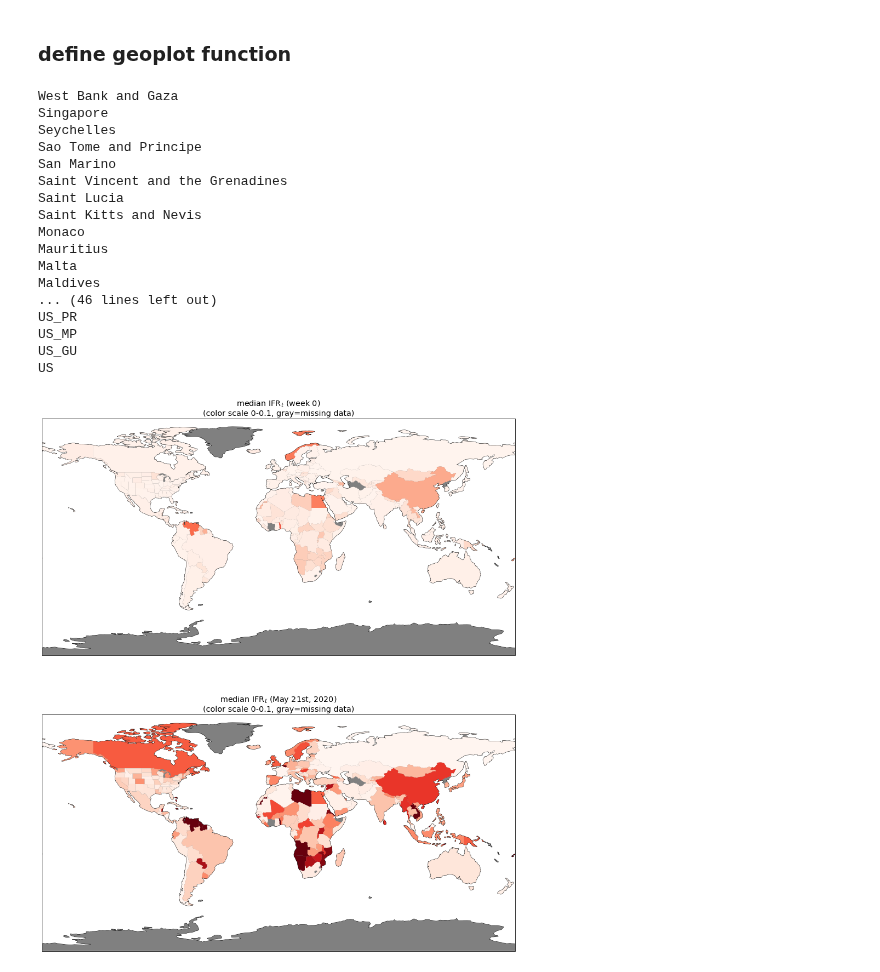
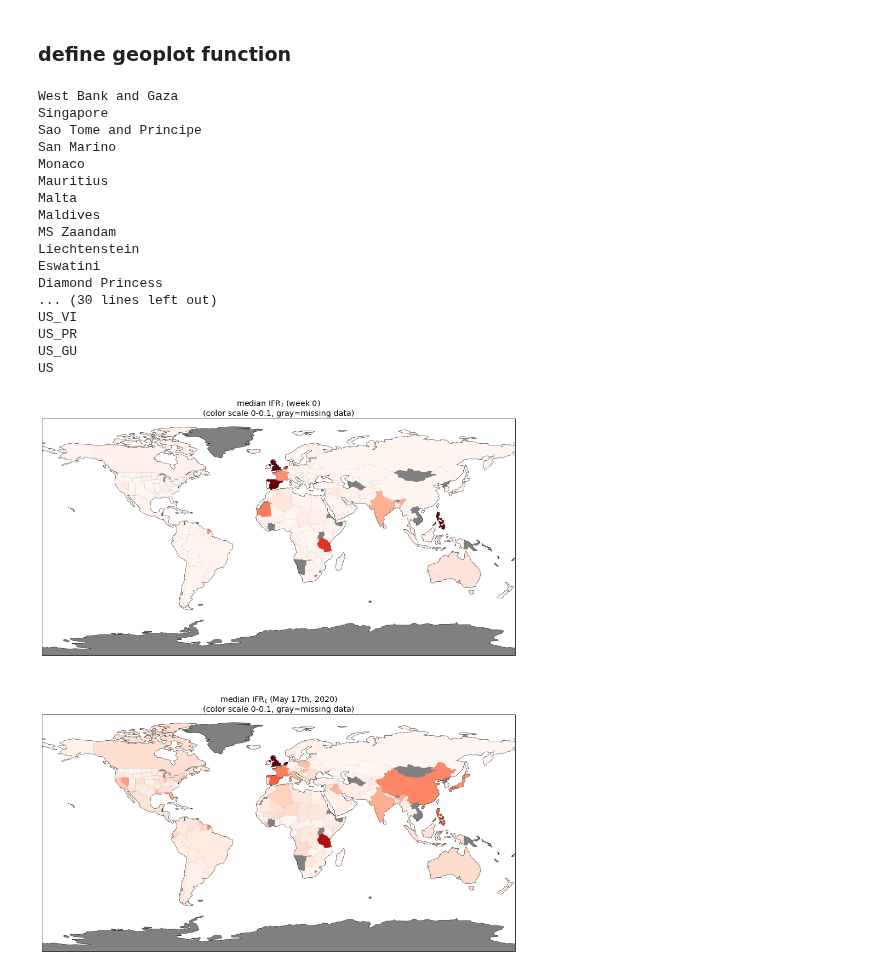
Before and after one commit to ccc1685/covid-19, a Jupyter notebook: notebooks/model_reports/Chloropleth.ipynb, the cells around one changed output. Cells and saved outputs as stored; diff of their text form; code cells hidden in the pictures.

```diff
--- a/notebooks/model_reports/Chloropleth.ipynb
+++ b/notebooks/model_reports/Chloropleth.ipynb
@@ -26,15 +26,28 @@ def simpleaxis(ax):
 ##CHANGE THIS TO THE LAST DATE OF THE DATASET
 ##REPLACE MAY 7TH WITH THE CORRECT DATA NAME
 
-def add_latestwk(df, stats):
-    for stat in stats:
-        df['%s (May 21st)' % stat] = df.filter(regex=("%s \(w.*" % stat)).apply(lambda x: x.dropna().get(-1, None), axis=1)
-    return df
+# def add_latestwk(df, stats):
+#     for stat in stats:
+#         df['%s (May 17th)' % stat] = df.filter(regex=("%s \(w.*" % stat)).apply(lambda x: x.dropna().get(-1, None), axis=1)
+#     return df
 
 
-tbpath = "/Users/aavattikutis/Box/covid-19_share/fit10tablesnew/"
+tbpath = '/Users/aavattikutis/Documents/epidemicmodel/cccruns/fits/fit13/tables/'
 df = pd.read_csv(tbpath + "fit_table_reweighted.csv")
+rois = list(df.roi.unique())
 
-df = add_latestwk(df, ['Rt', 'car', 'ifr'])
+stats = ['Rt', 'car', 'ifr']
+for stat in stats:
+    print(stat)
+    df[f'{stat} (May 17th)'] = 0
+    for roi in rois:
+        for wk in np.arange(17,0,-1):
+    #         print(f"{stat} (week {wk})")
+            if df.loc[df.roi==roi][f"{stat} (week {wk})"].notnull().values[0]:
+                for q in df['quantile'].unique():
+                    df.loc[(df.roi==roi)&(df['quantile']==q),[f'{stat} (May 17th)']] = df.loc[(df.roi==roi)&(df['quantile']==q),[f"{stat} (week {wk})"]].values
+    #                 print(df.loc[(df.roi==roi)&(df['quantile']==q)]['Rt (May 17th)'].values)
+                break
+
 
 productpath = "../../results/"
@@ -200,7 +217,7 @@ def geoplot(thetaroot,thetabool,sc,ax,title,cmap,maptype):
             if thetabool == 0:
                 c = sc*df.loc[(df.roi==roi)&(df['quantile']=='0.5'), thetaroot].values[0]
             else:
-                c = sc*df.loc[(df.roi==roi)&(df['quantile']=='0.5'), thetaroot + ' (May 21st)'].values[0]
+                c = sc*df.loc[(df.roi==roi)&(df['quantile']=='0.5'), thetaroot + ' (May 17th)'].values[0]
             if ct.geometry.type == 'Polygon':
                 ct_geo = [ct.geometry]
             else:
@@ -240,7 +257,7 @@ def geoplot(thetaroot,thetabool,sc,ax,title,cmap,maptype):
             if thetabool == 0:
                 c = sc*df.loc[(df.roi==roi)&(df['quantile']=='0.5'), thetaroot].values[0]
             else:
-                c = sc*df.loc[(df.roi==roi)&(df['quantile']=='0.5'), thetaroot + ' (May 21st)'].values[0]
+                c = sc*df.loc[(df.roi==roi)&(df['quantile']=='0.5'), thetaroot + ' (May 17th)'].values[0]
             if st.geometry.type == 'Polygon':
                 st_geo = [st.geometry]
             else:
@@ -281,40 +298,40 @@ if theta == 'R':
     sc = 0.2
     cmap = matplotlib.cm.get_cmap('Purples')
     geoplot('R0',0,sc,ax[0],r'median R0',cmap,maptype)
-    geoplot('Rt',1,sc,ax[1],r'median R$_t$ (May 21st, 2020)',cmap,maptype)
+    geoplot('Rt',1,sc,ax[1],r'median R$_t$ (May 17th, 2020)',cmap,maptype)
     plt.subplots_adjust(left=-0.05,right=1.05,top=0.95, hspace = 0.25,bottom=0.05)
     plt.savefig(productpath+'Rtgeo.png', dpi=200)
 
 if theta == 'car':
     sc = 2
     cmap = matplotlib.cm.get_cmap('Greens')
     geoplot('car (week 0)',0,sc,ax[0],r'median CAR$_t$ (week 0)',cmap,maptype)
-    geoplot('car',1,sc,ax[1],r'median CAR$_t$ (May 21st, 2020)',cmap,maptype)
+    geoplot('car',1,sc,ax[1],r'median CAR$_t$ (May 17th, 2020)',cmap,maptype)
     plt.subplots_adjust(left=-0.05,right=1.05,top=0.95, hspace = 0.25,bottom=0.05)
     plt.savefig(productpath+'CARtgeo.png', dpi=200)
 if theta == 'ifr':
     sc=10
     cmap = matplotlib.cm.get_cmap('Reds')
     geoplot('ifr (week 0)',0,sc,ax[0],r'median IFR$_t$ (week 0)',cmap,maptype)
-    geoplot('ifr',1,sc,ax[1],r'median IFR$_t$ (May 21st, 2020)',cmap,maptype)
+    geoplot('ifr',1,sc,ax[1],r'median IFR$_t$ (May 17th, 2020)',cmap,maptype)
     plt.subplots_adjust(left=-0.05,right=1.05,top=0.95, hspace = 0.25,bottom=0.05)
     plt.savefig(productpath+'IFRtgeo.png', dpi=200)
 # %% [output]
 West Bank and Gaza
 Singapore
-Seychelles
 Sao Tome and Principe
 San Marino
-Saint Vincent and the Grenadines
-Saint Lucia
-Saint Kitts and Nevis
 Monaco
 Mauritius
 Malta
 Maldives
-... (46 lines left out)
+MS Zaandam
+Liechtenstein
+Eswatini
+Diamond Princess
+... (30 lines left out)
+US_VI
 US_PR
-US_MP
 US_GU
 US
-[figure, old version]
+[figure, new version]
```
Also changed, not shown: parts of 1 cell of this notebook, 2 other files.
